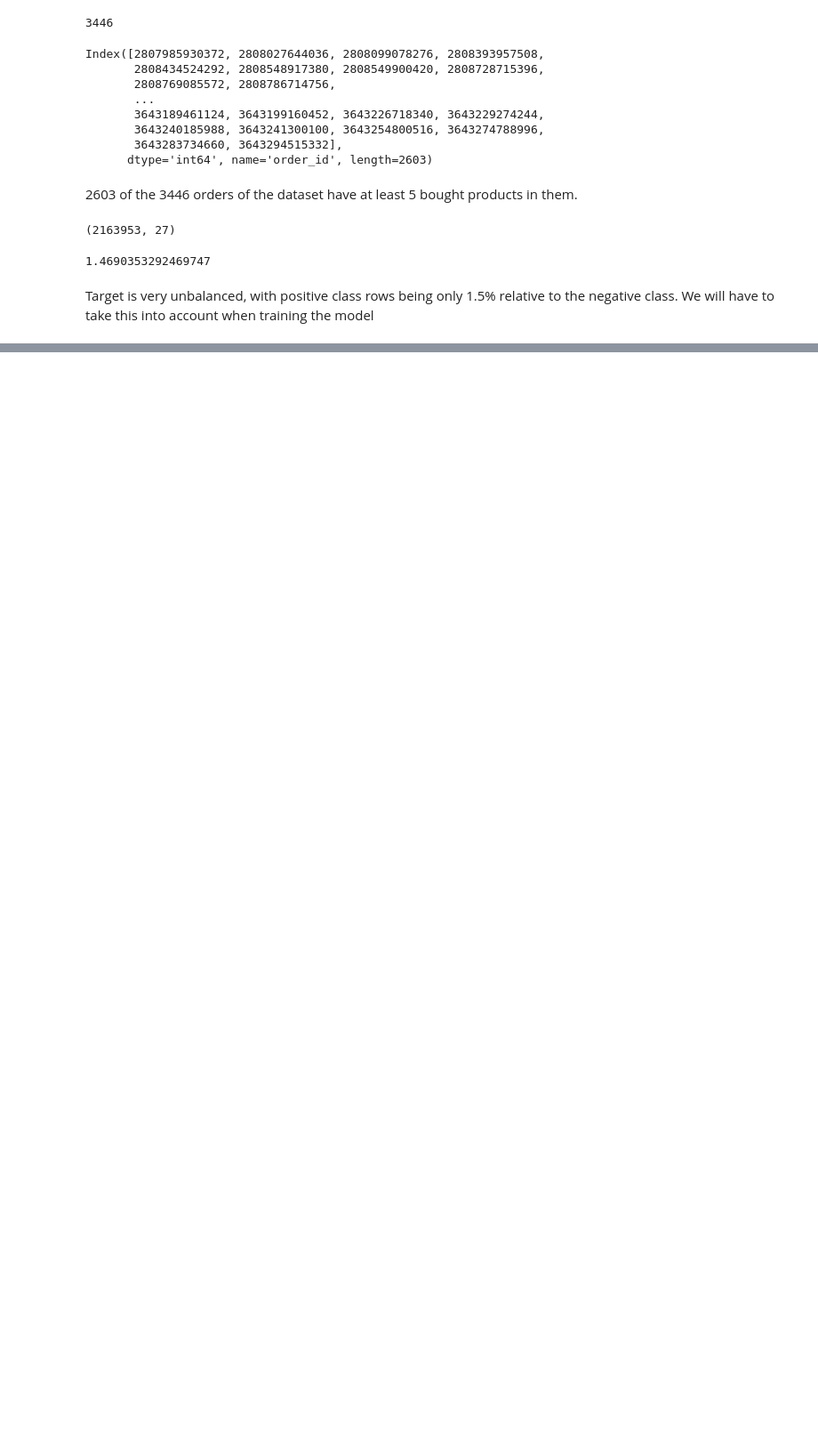
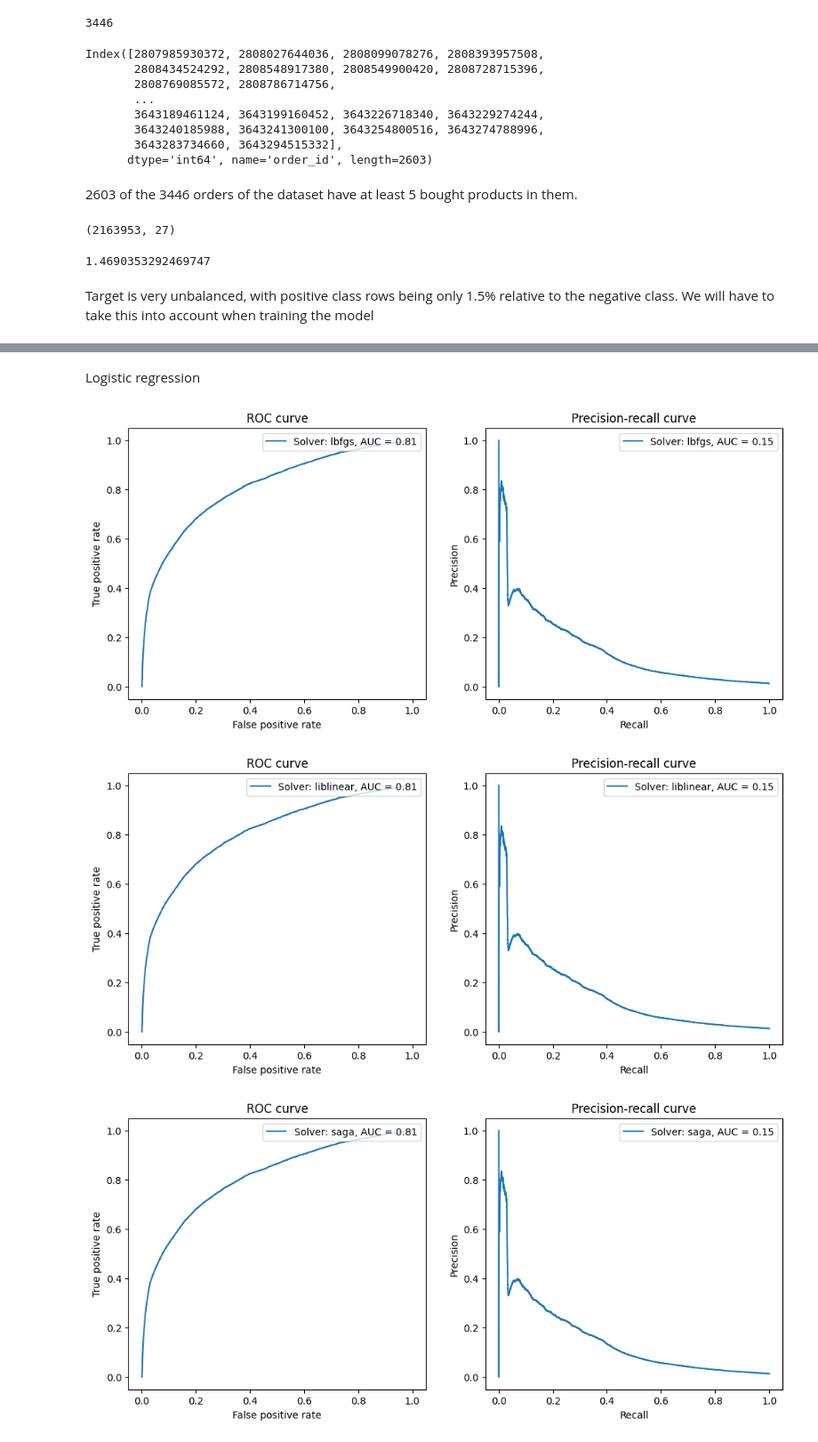
Before and after one commit to alvaro-o/zrive-ds, a Jupyter notebook: src/module_3/module_3_explore.ipynb, the cells around one changed output, grey strips where cells are left out. Shown: that part at 89% size. Saved outputs shown, nothing was run; the diff lists cells and outputs as text; code cells hidden in the pictures; blank space fills up the shorter version.

```diff
--- a/src/module_3/module_3_explore.ipynb
+++ b/src/module_3/module_3_explore.ipynb
@@ -387,7 +87,0 @@ C: 100 -> recall: 0.04750982961992136, Precision: 0.7859078590785907
-# %%
-# Create svm
-model = LinearSVC(C=0.000001)
-model.fit(X_train, y_train)
-
-# validate
-test_model(model, X_val, y_val)
@@ -411,0 +114,43 @@ Confusion matrix:
+# %%
+def plot_curves(model: BaseEstimator,param:str, X: pd.DataFrame, y: pd.Series):
+
+    if hasattr(model, "predict_proba"):
+        y_scores = model.predict_proba(X)[:, 1]
+    elif hasattr(model, "decision_function"):
+        y_scores = model.decision_function(X)
+
+    fpr, tpr, thresholds = roc_curve(y, y_scores)
+    roc_auc = auc(fpr, tpr)
+    prec, rec, thresholds = precision_recall_curve(y, y_scores)
+    pr_auc = auc(rec, prec)
+
+    fig, axs = plt.subplots(1,2, figsize=(12, 5))
+    axs[0].plot(fpr, tpr, label= f'{param}, AUC = %.2f' % roc_auc)
+    axs[1].plot(rec, prec, label= f'{param}, AUC = %.2f' % pr_auc)
+
+    axs[0].set_title('ROC curve')
+    axs[0].set_xlabel('False positive rate')
+    axs[0].set_ylabel('True positive rate')
+    axs[0].legend(loc="upper right")
+
+    axs[1].set_title('Precision-recall curve')
+    axs[1].set_xlabel('Recall')
+    axs[1].set_ylabel('Precision')
+    axs[1].legend(loc="upper right")
+
+    plt.show()
+# %% [markdown]
+Logistic regression
+# %%
+solvers = ['lbfgs','liblinear','saga']
+
+for solver in solvers:
+
+    model = LogisticRegression(solver=solver)
+    model.fit(X_train, y_train)
+    param = f'Solver: {solver}'
+    plot_curves(model, param, X_val, y_val)
+# %% [output]
+[figure, added]
+[figure, added]
+[figure, added]
```
Also changed, not shown: parts of 37 cells of this notebook, 3 other files.
